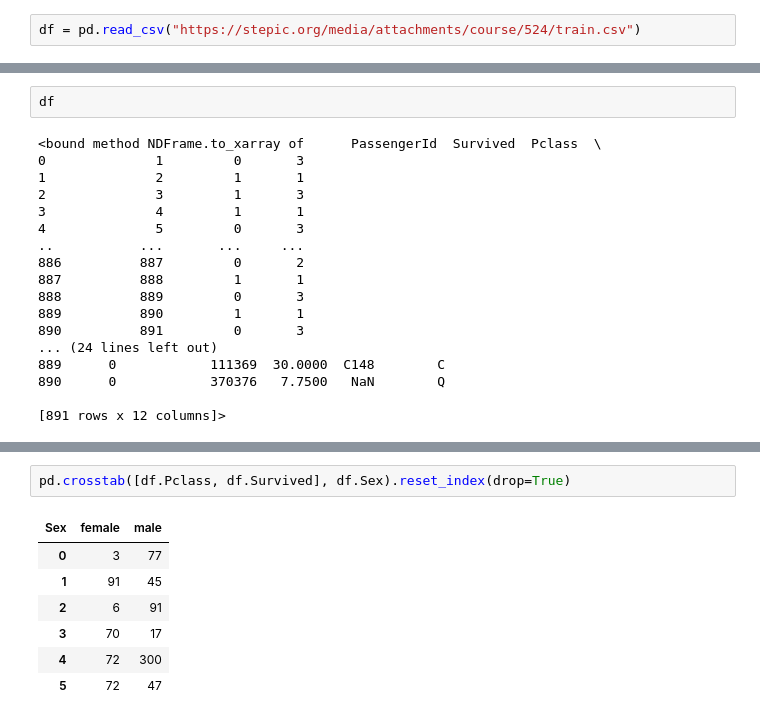
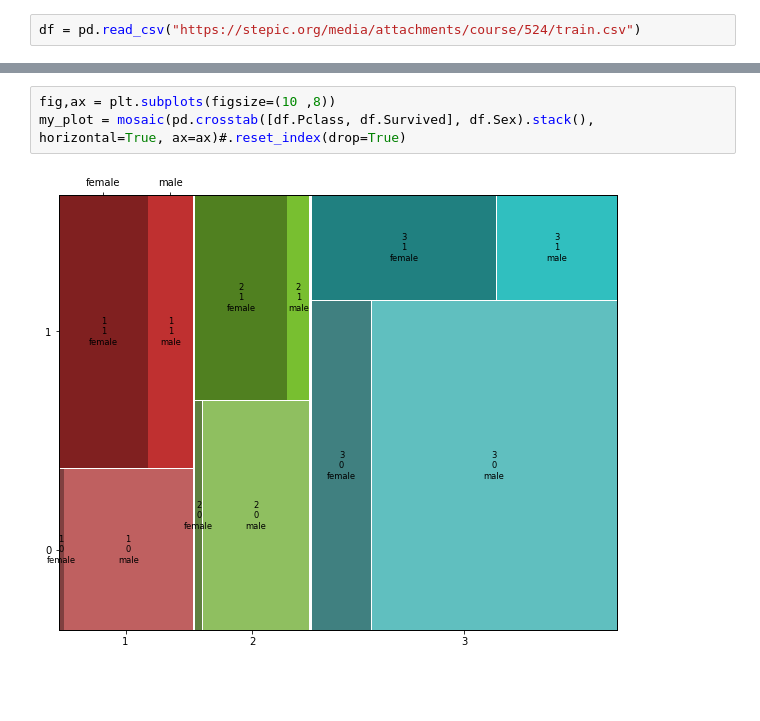
Before and after one commit to PavelVoroninR/Jupiter, a Jupyter notebook: Logistic Regression.ipynb, the cells around one changed output, grey strips where cells are left out. Saved outputs shown, nothing was run; the diff lists cells and outputs as text; blank space fills up the shorter version.

```diff
--- a/Logistic Regression.ipynb
+++ b/Logistic Regression.ipynb
@@ -22,35 +22,10 @@ df.head(10)
 | 7 | 8 | 0 | 3 | Palsson, Master. Gosta Leonard | male | 2.0 | 3 | 1 | 349909 | 21.0750 | ... |
 | 8 | 9 | 1 | 3 | Johnson, Mrs. Oscar W (Elisabeth ... | female | 27.0 | 0 | 2 | 347742 | 11.1333 | ... |
 | 9 | 10 | 1 | 2 | Nasser, Mrs. Nicholas (Adele Achem) | female | 14.0 | 1 | 0 | 237736 | 30.0708 | ... |
-# %%
-df
-# %% [output]
-<bound method NDFrame.to_xarray of      PassengerId  Survived  Pclass  \
-0              1         0       3
-1              2         1       1
-2              3         1       3
-3              4         1       1
-4              5         0       3
-..           ...       ...     ...
-886          887         0       2
-887          888         1       1
-888          889         0       3
-889          890         1       1
-890          891         0       3
-... (24 lines left out)
-889      0            111369  30.0000  C148        C
-890      0            370376   7.7500   NaN        Q
-
-[891 rows x 12 columns]>
 # %% [markdown]
 ![image.png](attachment:image.png)
 # %%
-pd.crosstab([df.Pclass, df.Survived], df.Sex).reset_index(drop=True)
+fig,ax = plt.subplots(figsize=(10 ,8))
+my_plot = mosaic(pd.crosstab([df.Pclass, df.Survived], df.Sex).stack(), horizontal=True, ax=ax)#.reset_index(drop=True)
 # %% [output]
-| Sex | female | male |
-| 0 | 3 | 77 |
-| 1 | 91 | 45 |
-| 2 | 6 | 91 |
-| 3 | 70 | 17 |
-| 4 | 72 | 300 |
-| 5 | 72 | 47 |
+[figure, added]
```
